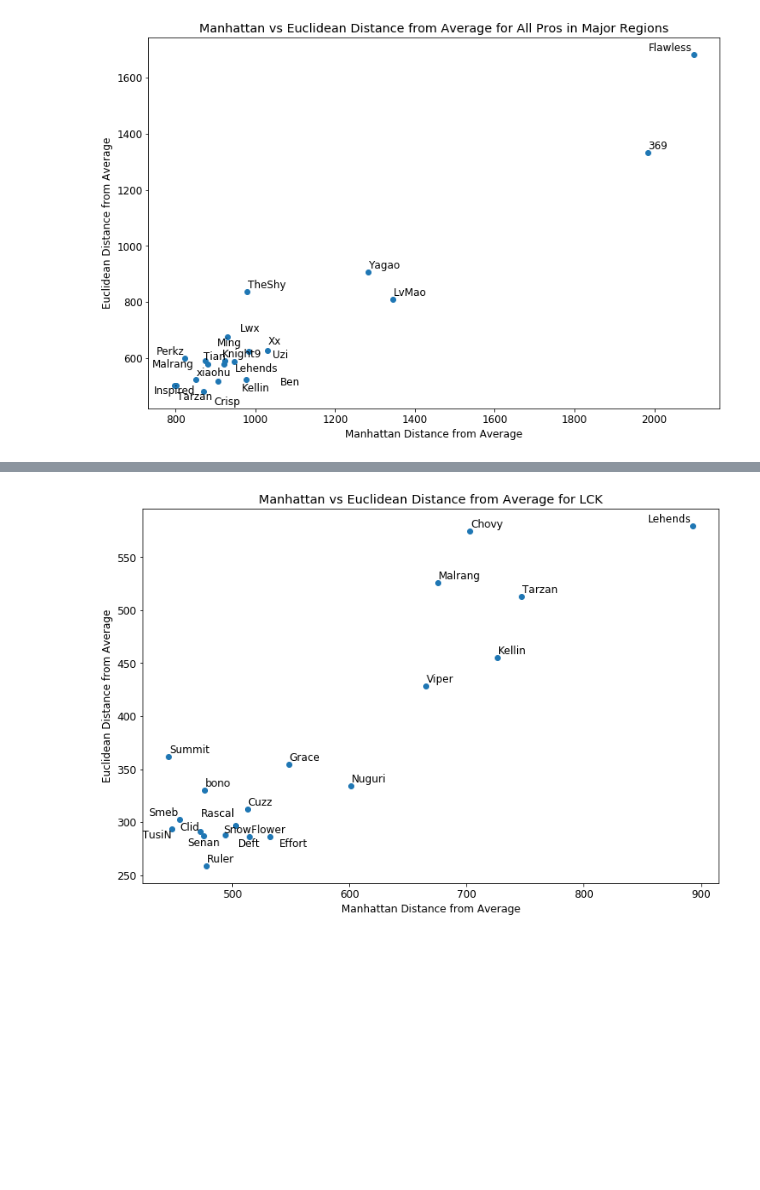
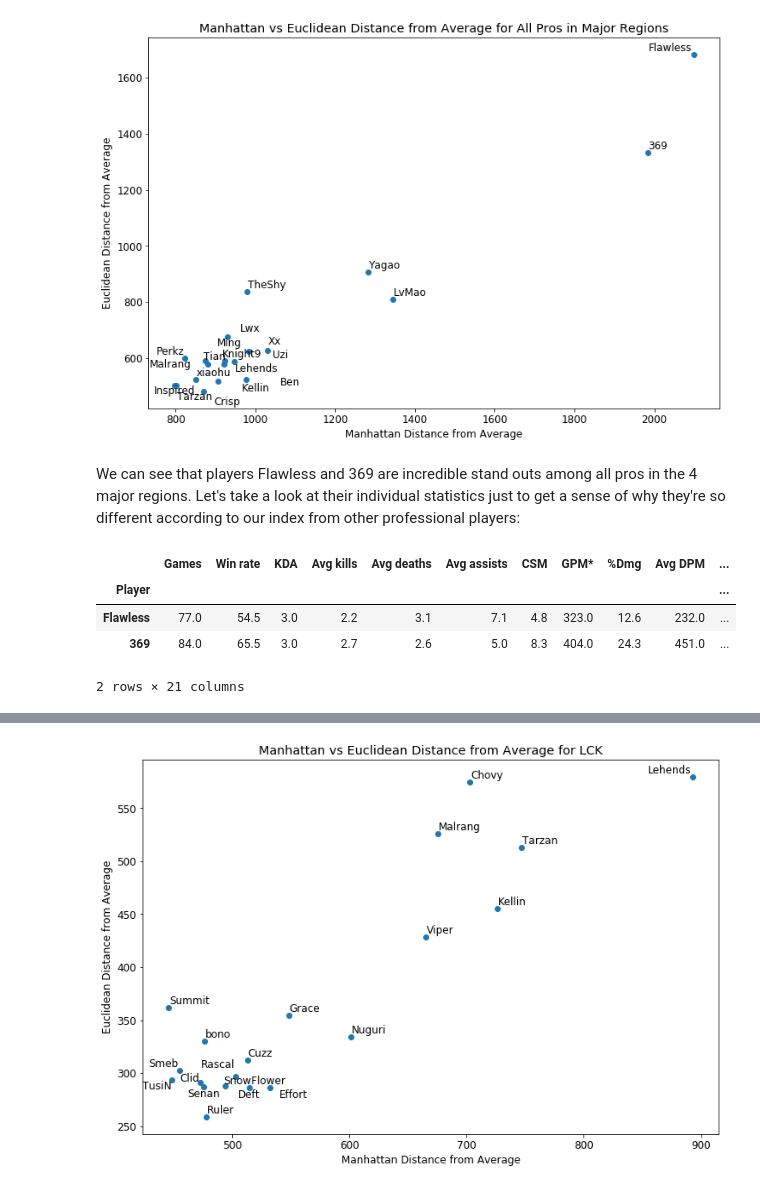
Before and after one commit to davidpark397/LoL-Pro-Analysis, a Jupyter notebook: lolpro_analysis.ipynb, the cells around one changed output, grey strips where cells are left out. Saved outputs shown, nothing was run; the diff lists cells and outputs as text; code cells hidden in the pictures; blank space fills up the shorter version.

```diff
--- a/lolpro_analysis.ipynb
+++ b/lolpro_analysis.ipynb
@@ -372,3 +372,13 @@ plt.title('Manhattan vs Euclidean Distance from Average for All Pros in Major Re
 plt.savefig('Figures\\AllProsDist.pdf');
 # %% [output]
 [figure]
+# %% [markdown]
+We can see that players Flawless and 369 are incredible stand outs among all pros in the 4 major regions. Let's take a look at their individual statistics just to get a sense of why they're so different according to our index from other professional players:
+# %%
+allpros.loc[['Flawless', '369']]
+# %% [output]
+|  | Games | Win rate | KDA | Avg kills | Avg deaths | Avg assists | CSM | GPM* | %Dmg | Avg DPM | ... |
+| Player |  |  |  |  |  |  |  |  |  |  | ... |
+| Flawless | 77.0 | 54.5 | 3.0 | 2.2 | 3.1 | 7.1 | 4.8 | 323.0 | 12.6 | 232.0 | ... |
+| 369 | 84.0 | 65.5 | 3.0 | 2.7 | 2.6 | 5.0 | 8.3 | 404.0 | 24.3 | 451.0 | ... |
+2 rows × 21 columns
```
Also changed, not shown: parts of 10 cells of this notebook.
